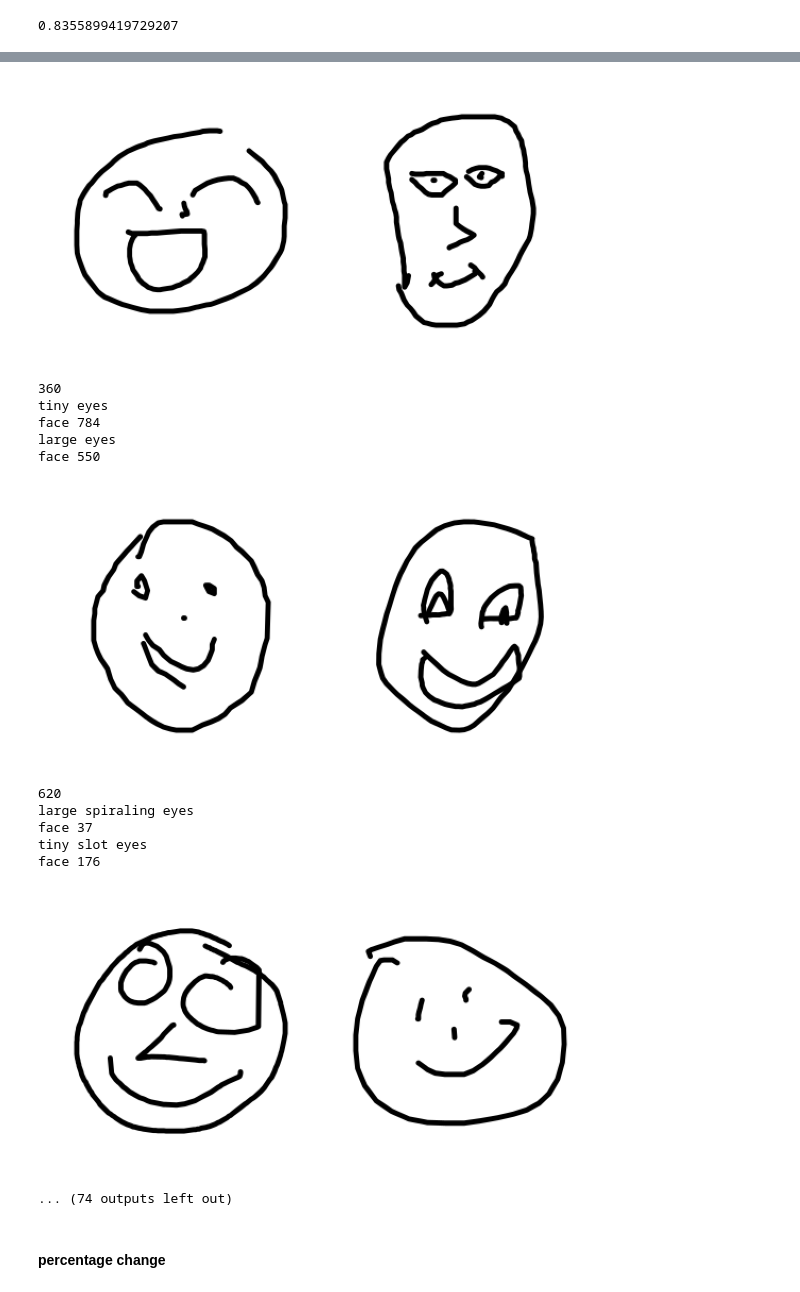
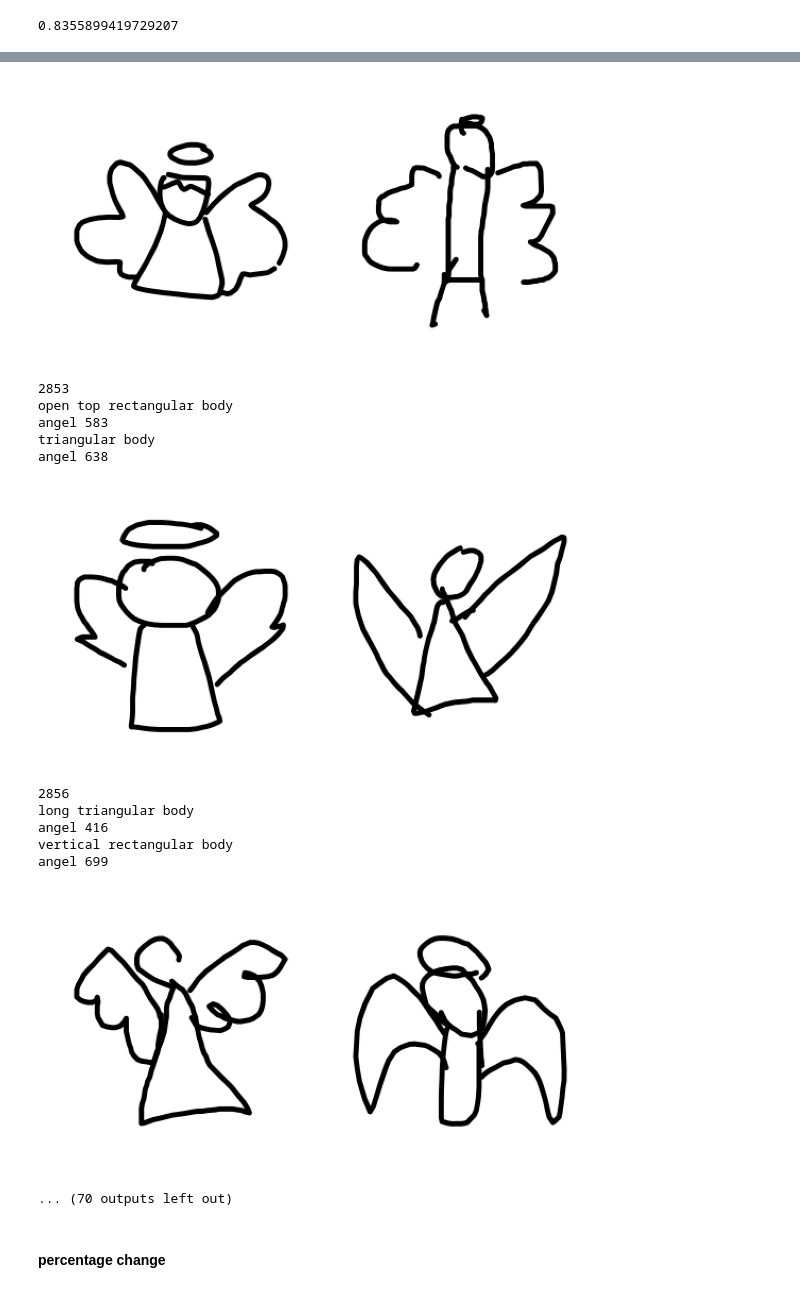
Before and after one commit to ErinZhang1998/sketch_collection, a Jupyter notebook: 03_28_analysis.ipynb, the cells around one changed output, grey strips where cells are left out. Drawn from its saved outputs; the diff is of its cells as text; code cells hidden in the pictures.

```diff
--- a/03_28_analysis.ipynb
+++ b/03_28_analysis.ipynb
@@ -1077,5 +1085,5 @@ np.sum(
 # %%
-dfnii = all_pair_df[(all_pair_df['word1'] == 'large') & (all_pair_df['word2'] == 'tiny')]
+dfnii = all_pair_df[(all_pair_df['word1'] == 'triangular') & (all_pair_df['word2'] == 'rectangular')]
 dfnii
 # %% [output]
 |  | word1 | word2 | total_occurrence | correct# | correct% | correct_row_idx | incorrect_row_idx |
@@ -1095,7 +1103,7 @@ for l in dfnii['correct_row_idx']:
 
         w1 = row['no_punc_str_1']
         w2 = row['no_punc_str_2']
-        # print(w1,", ", w2)
+#         print(w1,", ", w2)
         ws = [w1,w2]
         plt.figure(figsize=(10,5))
         for i,p in enumerate([p1,p2]):
@@ -1105,7 +1113,10 @@ for l in dfnii['correct_row_idx']:
             plt.imshow(img)
 
             #plt.title()
-            print("{} {}".format(ws[i], CONST.face_parts_idx_dict[part_idx]))
+            if cat == "angel":
+                print("{} {}".format(ws[i], CONST.angel_parts_idx_dict[part_idx]))
+            else:
+                print("{} {}".format(ws[i], CONST.face_parts_idx_dict[part_idx]))
             print(cat,p)
             plt.axis('off')
         plt.subplots_adjust(wspace=0, hspace=0)
@@ -1137,17 +1148,17 @@ face 340
-[figure, old version]
+[figure, new version]
-360
-tiny eyes
-face 784
-large eyes
-face 550
+2853
+open top rectangular body
+angel 583
+triangular body
+angel 638
-[figure, old version]
+[figure, new version]
-620
-large spiraling eyes
-face 37
-tiny slot eyes
-face 176
+2856
+long triangular body
+angel 416
+vertical rectangular body
+angel 699
-[figure, old version]
+[figure, new version]
-... (74 outputs left out)
+... (70 outputs left out)
 # %% [markdown]
 #### percentage change
 # %%
```
Also changed, not shown: parts of 7 cells of this notebook, 1 other file.
